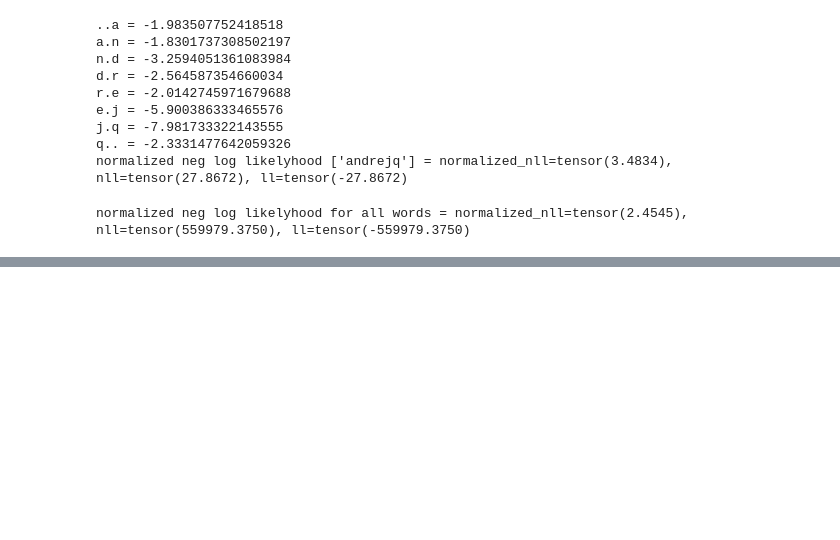
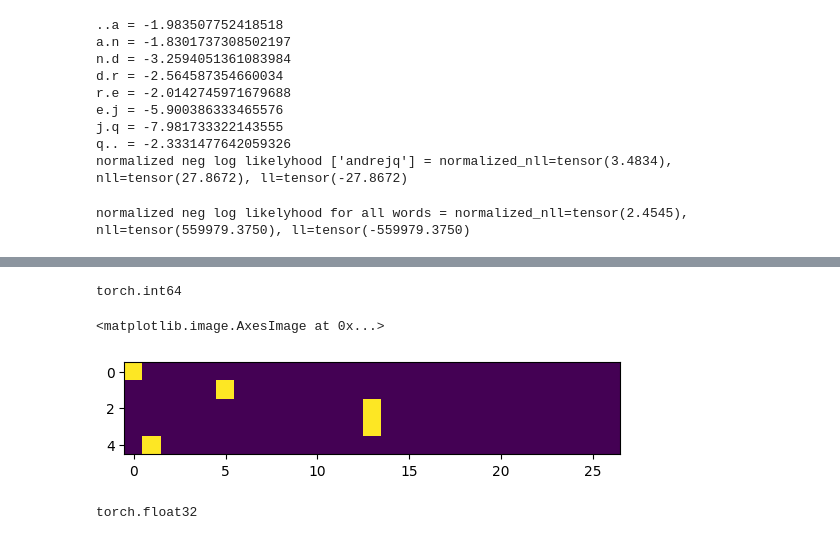
Before and after one commit to whyczz/makeless, a Jupyter notebook: makeless.ipynb, the cells around one changed output, grey strips where cells are left out. Drawn from its saved outputs; the diff is of its cells as text; code cells hidden in the pictures; blank space fills up the shorter version.

```diff
--- a/makeless.ipynb
+++ b/makeless.ipynb
@@ -745,0 +750,13 @@ normalized neg log likelyhood for all words = normalized_nll=tensor(2.4545), nll
+# %%
+def build_train_set(words=words):
+    xs, ys = [], []
+    for w in words:
+        chars = ['.'] + list(w) + ['.']
+        for c1, c2 in zip(chars, chars[1:]):
+            i1, i2 = stoi_dot[c1], stoi_dot[c2]
+            xs.append(i1)
+            ys.append(i2)
+            print(c1, c2)
+    return torch.tensor(xs), torch.tensor(ys)
+# %%
+xs, ys = build_train_set([words[0]])
@@ -745,0 +789,2 @@ normalized neg log likelyhood for all words = normalized_nll=tensor(2.4545), nll
+# %%
+xs_enc = F.one_hot(xs, 27)
@@ -745,0 +808,9 @@ normalized neg log likelyhood for all words = normalized_nll=tensor(2.4545), nll
+# %%
+xs_enc.dtype
+# %% [output]
+torch.int64
+# %%
+plt.imshow(xs_enc)
+# %% [output]
+<matplotlib.image.AxesImage at 0x...>
+[figure, added]
@@ -745,0 +819,4 @@ normalized neg log likelyhood for all words = normalized_nll=tensor(2.4545), nll
+# %%
+xs_enc.dtype
+# %% [output]
+torch.float32
```
Also changed, not shown: parts of 35 cells of this notebook, 1 other file.
